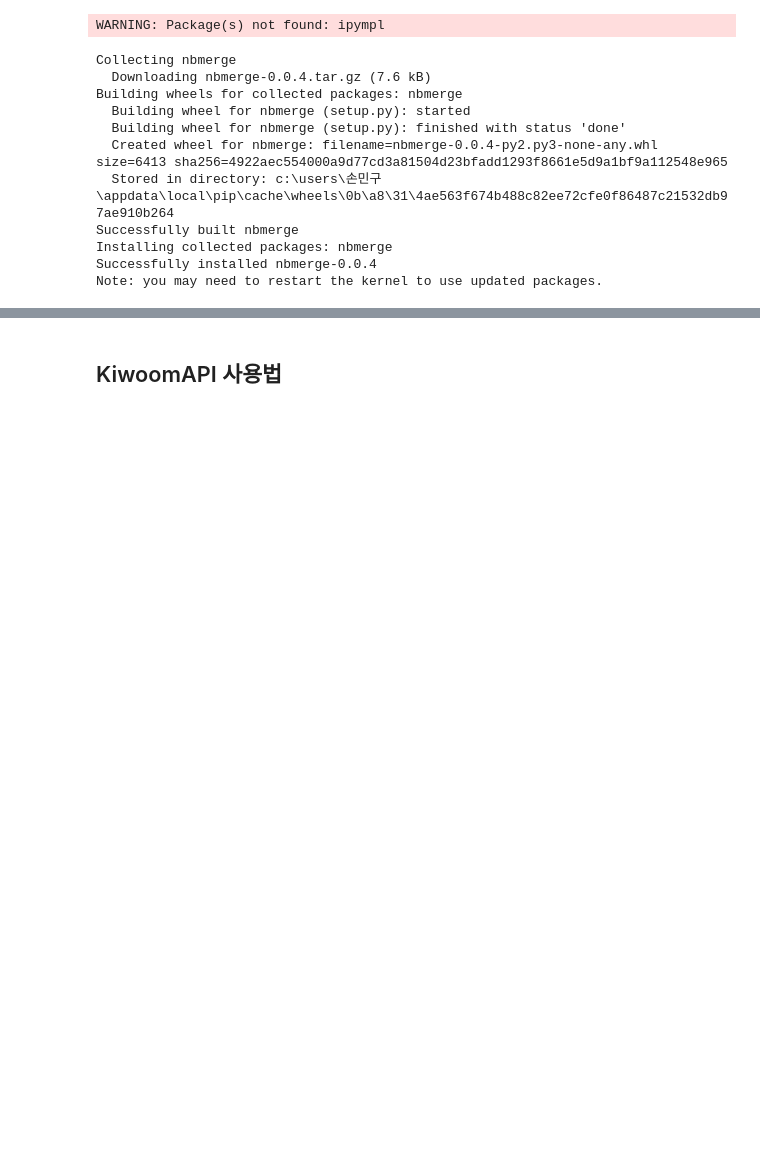
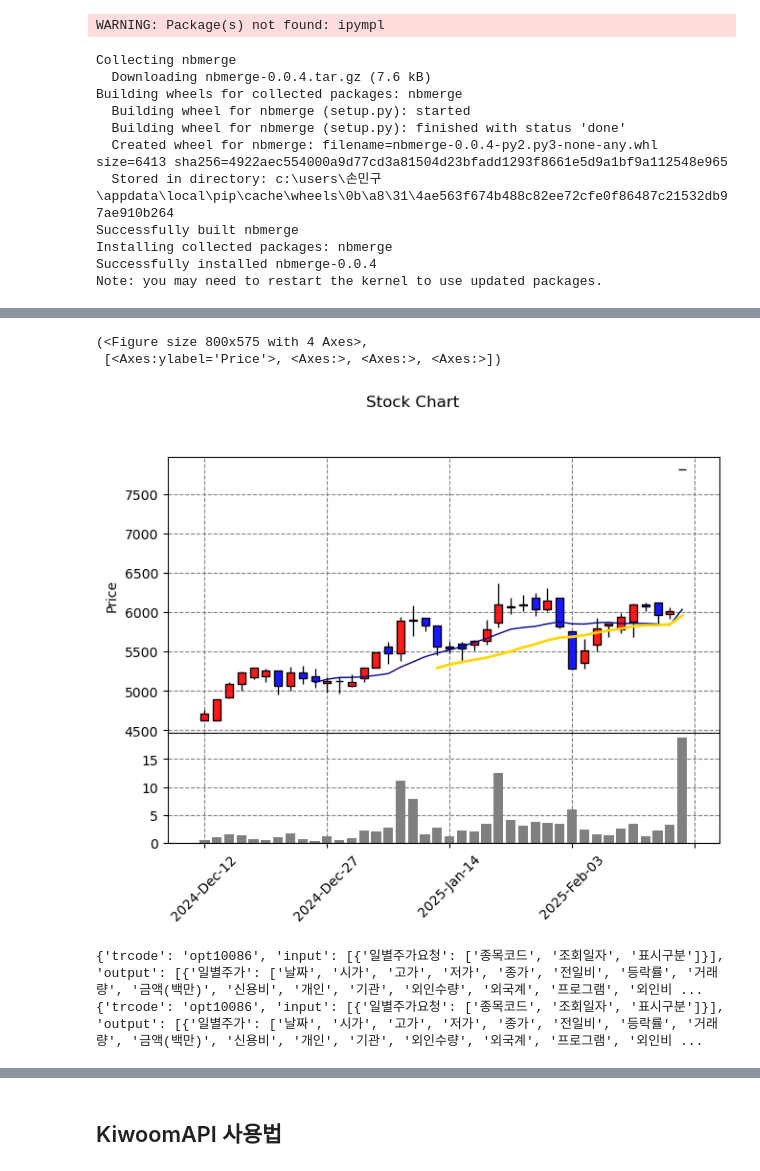
Before and after one commit to LiberSlave/trading, a Jupyter notebook: Excel/lab.ipynb, the cells around one changed output, grey strips where cells are left out. Saved outputs shown, nothing was run; the diff lists cells and outputs as text; code cells hidden in the pictures; blank space fills up the shorter version.

```diff
--- a/Excel/lab.ipynb
+++ b/Excel/lab.ipynb
@@ -904,0 +973,3 @@ Note: you may need to restart the kernel to use updated packages.
+# %%
+db_load = DBload()
+df = db_load.daily_candlestick('마이크로컨텍솔')
@@ -904,0 +997,13 @@ Note: you may need to restart the kernel to use updated packages.
+# %%
+data_visualize = Visualize()
+data_visualize.add_moving_averages(df)
+data_visualize.daily_candlestick(df)
+# %% [output]
+(<Figure size 800x575 with 4 Axes>,
+ [<Axes:ylabel='Price'>, <Axes:>, <Axes:>, <Axes:>])
+[figure, added]
+# %%
+daily_candlestick_save('삼성전자', kiwoom_lab = kiwoom)
+# %% [output]
+{'trcode': 'opt10086', 'input': [{'일별주가요청': ['종목코드', '조회일자', '표시구분']}], 'output': [{'일별주가': ['날짜', '시가', '고가', '저가', '종가', '전일비', '등락률', '거래량', '금액(백만)', '신용비', '개인', '기관', '외인수량', '외국계', '프로그램', '외인비 ...
+{'trcode': 'opt10086', 'input': [{'일별주가요청': ['종목코드', '조회일자', '표시구분']}], 'output': [{'일별주가': ['날짜', '시가', '고가', '저가', '종가', '전일비', '등락률', '거래량', '금액(백만)', '신용비', '개인', '기관', '외인수량', '외국계', '프로그램', '외인비 ...
```
Also changed, not shown: parts of 27 cells of this notebook, 3 other files.
